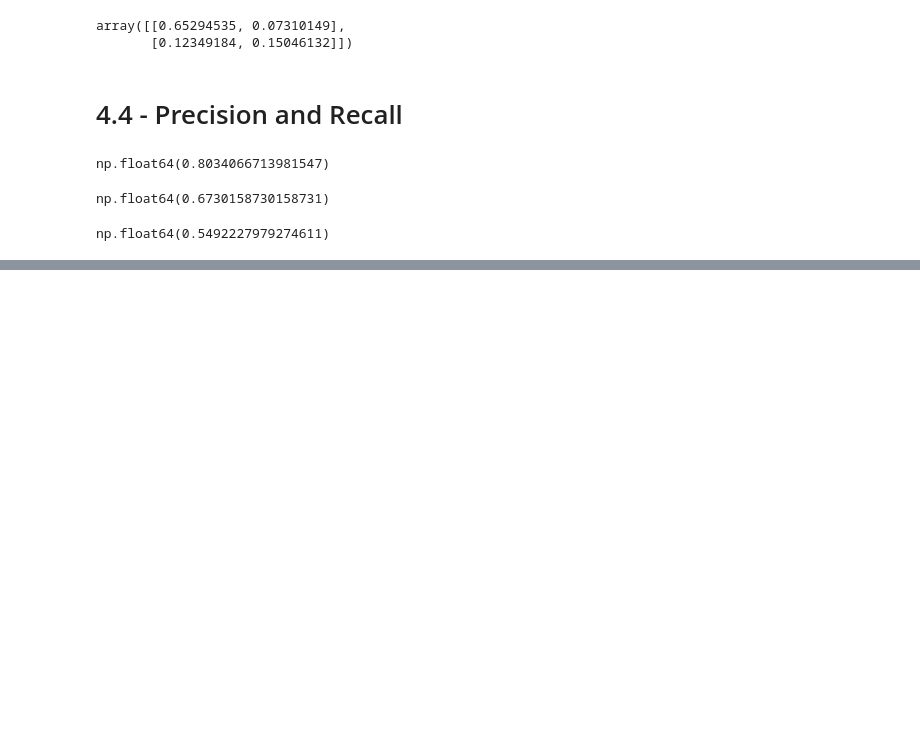
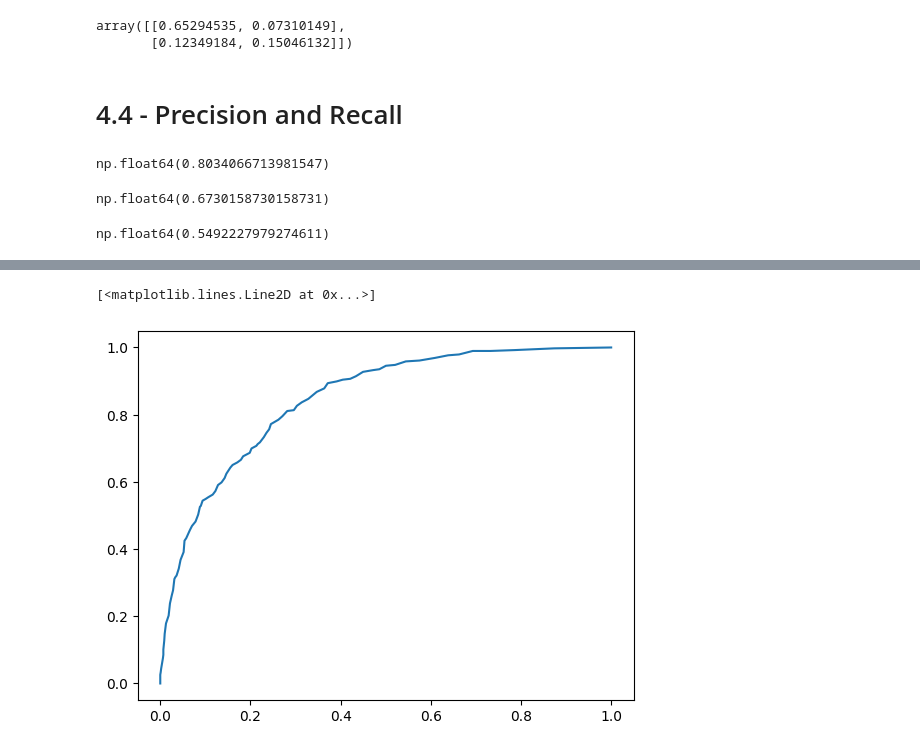
Before and after one commit to RaDilsara/ML-Zoomcamp, a Jupyter notebook: Evaluation/Evaluation.ipynb, the cells around one changed output, grey strips where cells are left out. Saved outputs shown, nothing was run; the diff lists cells and outputs as text; code cells hidden in the pictures; blank space fills up the shorter version.

```diff
--- a/Evaluation/Evaluation.ipynb
+++ b/Evaluation/Evaluation.ipynb
@@ -177,0 +237,5 @@ np.float64(0.5492227979274611)
+# %%
+plt.plot(df_scores.fpr,df_scores.tpr)
+# %% [output]
+[<matplotlib.lines.Line2D at 0x...>]
+[figure, added]
```
Also changed, not shown: parts of 11 cells of this notebook.
